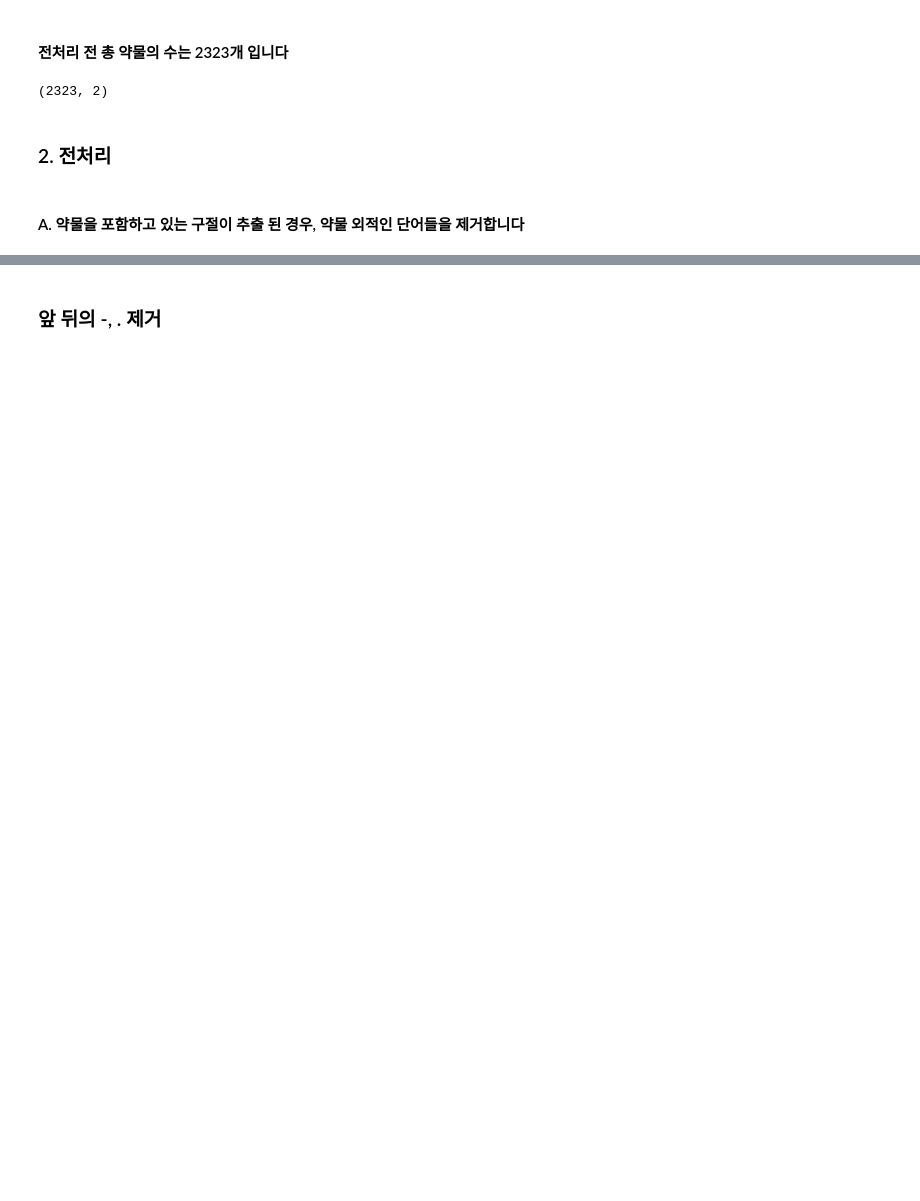
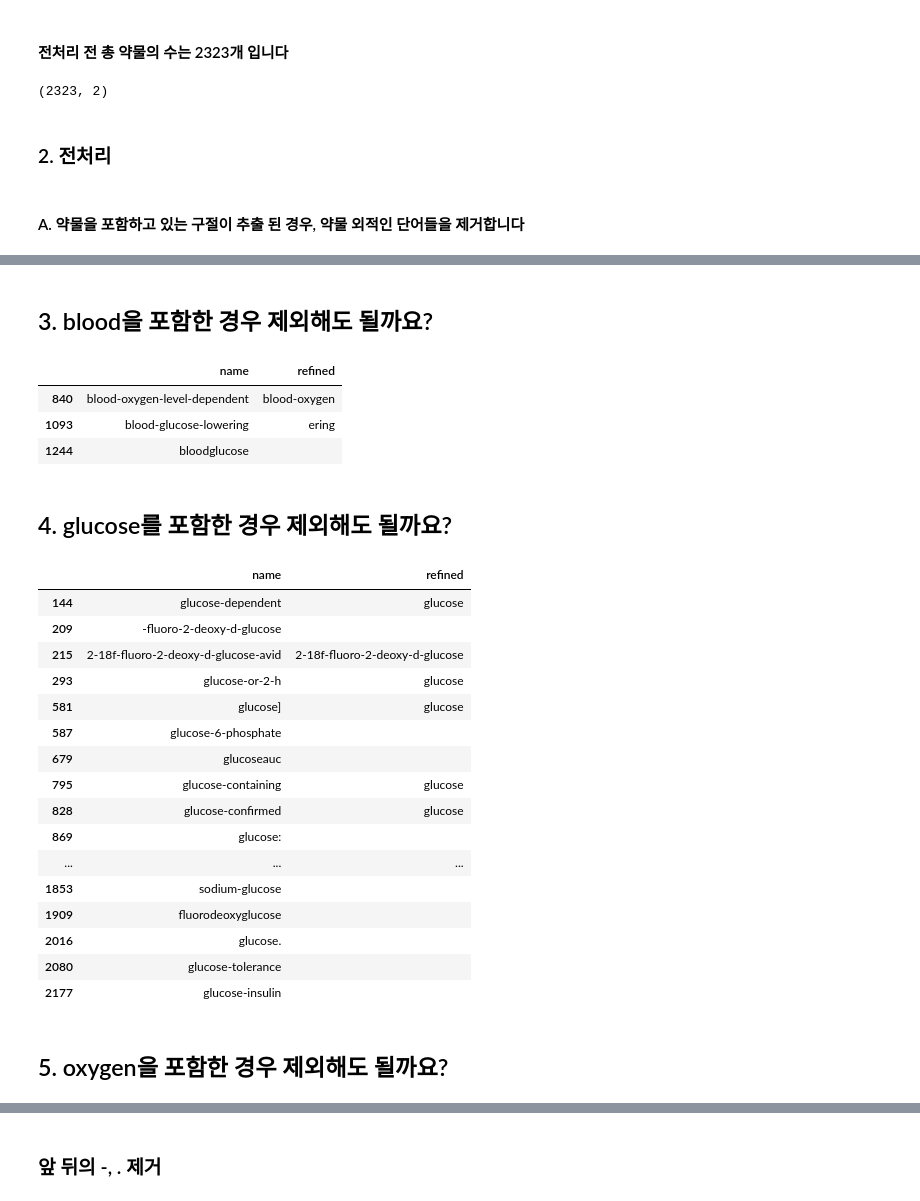
Before and after one commit to joyce04/NLP_N_Graph, a Jupyter notebook: preprocess_evaluate/drug_cleansing.ipynb, the cells around one changed output, grey strips where cells are left out. Drawn from its saved outputs; the diff is of its cells as text; code cells hidden in the pictures; blank space fills up the shorter version.

```diff
--- a/preprocess_evaluate/drug_cleansing.ipynb
+++ b/preprocess_evaluate/drug_cleansing.ipynb
@@ -113,0 +174,33 @@ drugs.shape
+# %% [markdown]
+## 3. blood을 포함한 경우 제외해도 될까요?
+# %%
+drugs[drugs.name.str.find('blood')>=0]
+# %% [output]
+|  | name | refined |
+| 840 | blood-oxygen-level-dependent | blood-oxygen |
+| 1093 | blood-glucose-lowering | ering |
+| 1244 | bloodglucose |  |
+# %% [markdown]
+## 4. glucose를 포함한 경우 제외해도 될까요?
+# %%
+drugs[drugs.name.str.find('glucose')>=0]
+# %% [output]
+|  | name | refined |
+| 144 | glucose-dependent | glucose |
+| 209 | -fluoro-2-deoxy-d-glucose |  |
+| 215 | 2-18f-fluoro-2-deoxy-d-glucose-avid | 2-18f-fluoro-2-deoxy-d-glucose |
+| 293 | glucose-or-2-h | glucose |
+| 581 | glucose] | glucose |
+| 587 | glucose-6-phosphate |  |
+| 679 | glucoseauc |  |
+| 795 | glucose-containing | glucose |
+| 828 | glucose-confirmed | glucose |
+| 869 | glucose: |  |
+| ... | ... | ... |
+| 1853 | sodium-glucose |  |
+| 1909 | fluorodeoxyglucose |  |
+| 2016 | glucose. |  |
+| 2080 | glucose-tolerance |  |
+| 2177 | glucose-insulin |  |
+# %% [markdown]
+## 5. oxygen을 포함한 경우 제외해도 될까요?
```
Also changed, not shown: parts of 57 cells of this notebook.
